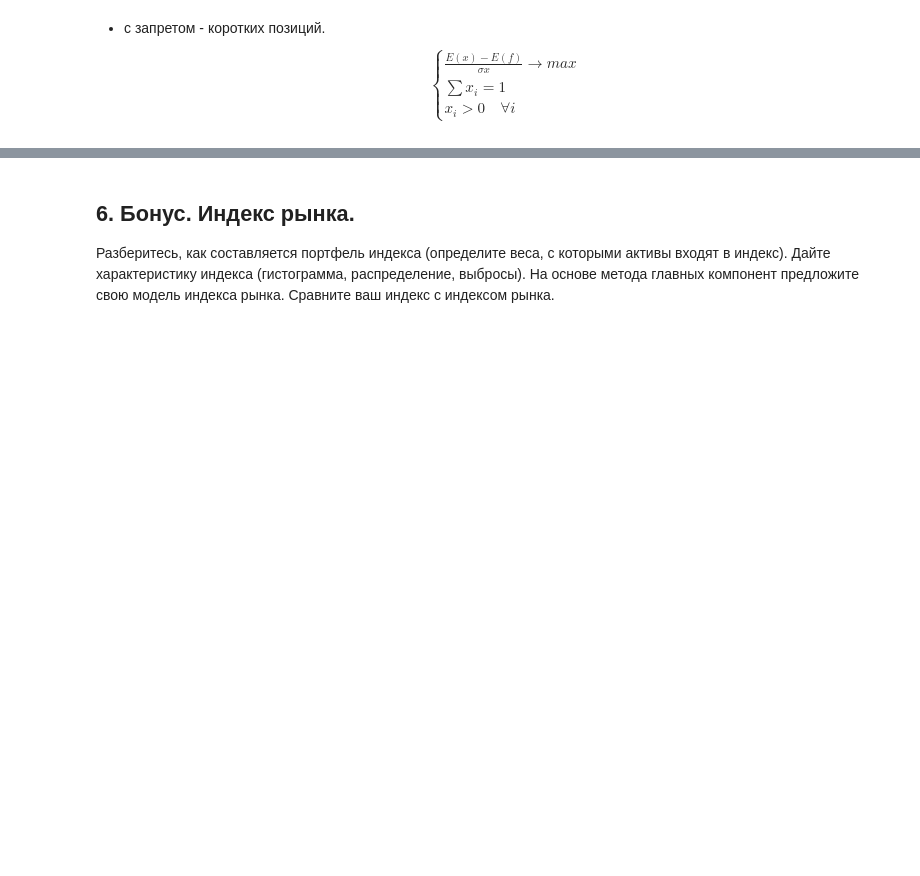
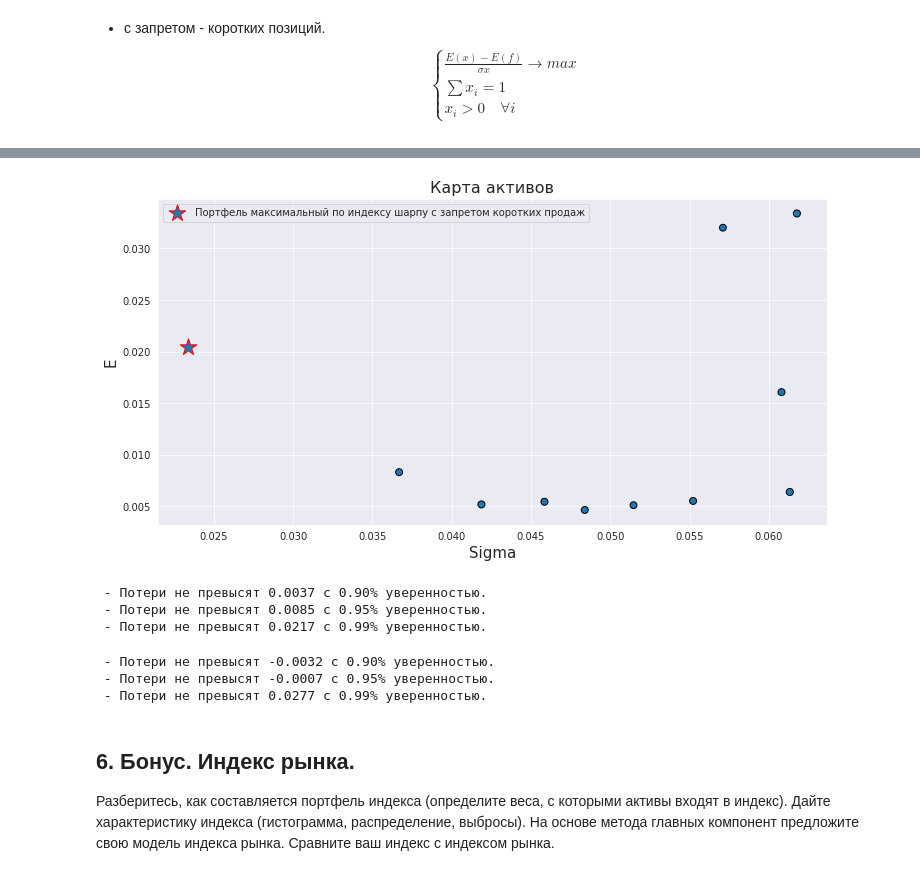
Before and after one commit to CodeSopranos/lab-2-financial-operations, a Jupyter notebook: report.ipynb, the cells around one changed output, grey strips where cells are left out. Saved outputs shown, nothing was run; the diff lists cells and outputs as text; code cells hidden in the pictures; blank space fills up the shorter version.

```diff
--- a/report.ipynb
+++ b/report.ipynb
@@ -496,0 +496,4 @@ plot_weights_histogram(long_sales_optimal_weights, selected10)
+# %%
+plot_optimal_sharp_ratio_portfolio_method(selected10, long_results['best_sharp_sigma'],long_results['best_sharp_return'], short=False)
+# %% [output]
+[figure, added]
@@ -497,3 +510,15 @@ plot_weights_histogram(long_sales_optimal_weights, selected10)
+# %%
+VaR_info(long_results['losses'])
+# %% [output]
+ - Потери не превысят 0.0037 с 0.90% уверенностью.
+ - Потери не превысят 0.0085 с 0.95% уверенностью.
+ - Потери не превысят 0.0217 с 0.99% уверенностью.
+# %%
+VaR_info(short_results['losses'])
+# %% [output]
+ - Потери не превысят -0.0032 с 0.90% уверенностью.
+ - Потери не превысят -0.0007 с 0.95% уверенностью.
+ - Потери не превысят 0.0277 с 0.99% уверенностью.
 # %% [markdown]
 ## 6. Бонус. Индекс рынка.
 
```
Also changed, not shown: parts of 16 cells of this notebook.
